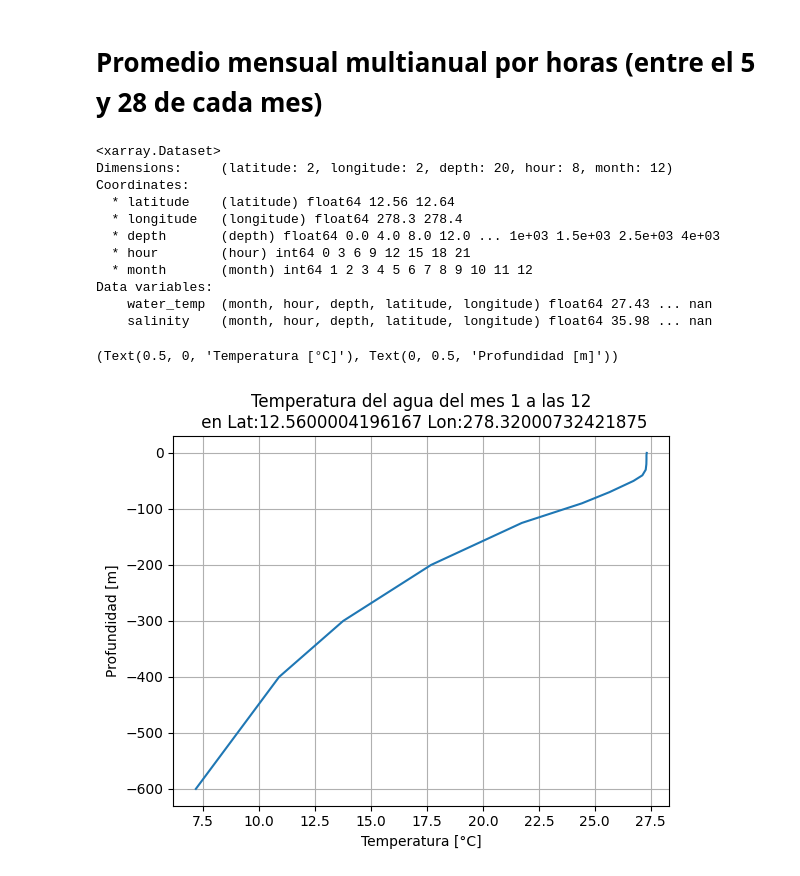
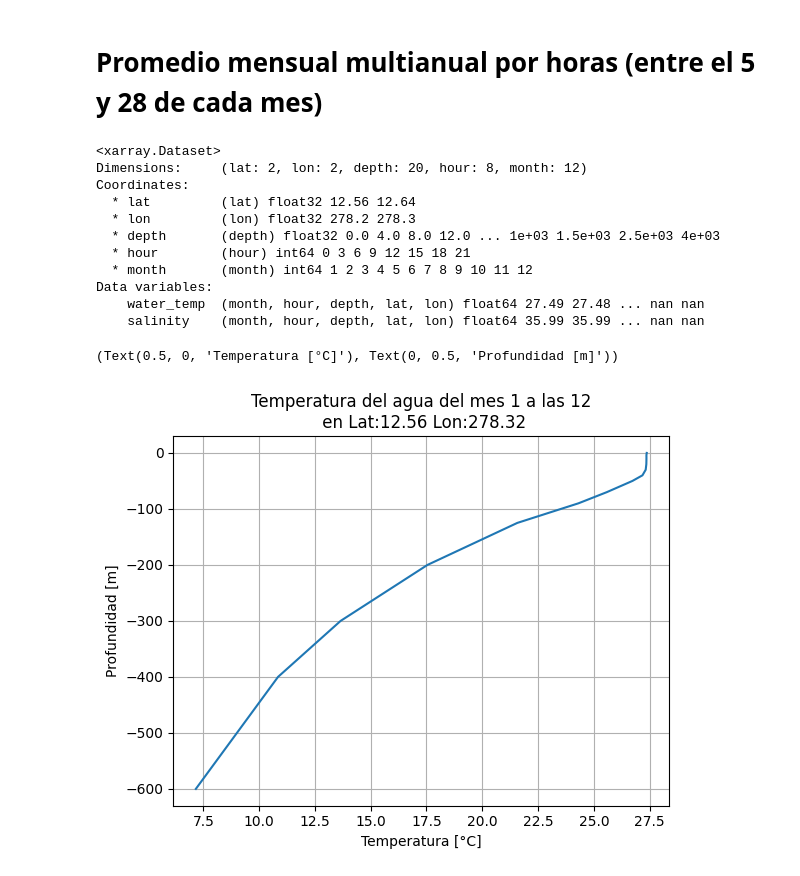
Before and after one commit to paespinosao/Master_Hydraulic_Resources, a Jupyter notebook: BASES_DE_DATOS/CLIMATOLOGIA_HYCOM/Scripts/Climatologia_hycom_JDTT.ipynb, the cells around one changed output. Drawn from its saved outputs; the diff is of its cells as text; code cells hidden in the pictures.

```diff
--- a/BASES_DE_DATOS/CLIMATOLOGIA_HYCOM/Scripts/Climatologia_hycom_JDTT.ipynb
+++ b/BASES_DE_DATOS/CLIMATOLOGIA_HYCOM/Scripts/Climatologia_hycom_JDTT.ipynb
@@ -411,7 +423,7 @@ plt.xlabel('Tiempo [Mes]'), plt.ylabel('Profundidad [m]')
 #Grafico en matriz de S
 #Armar la matriz
 matrizS=[]
-Smonthly=ds_monthly.salinity.isel(latitude=0,longitude=0)
+Smonthly=ds_monthly.salinity.isel(lat=0,lon=1)
 for i in range(1,13):
   matrizS.append(Smonthly.isel(month=i-1).data)
 matrizS
@@ -422,7 +434,7 @@ Meses=ds_monthly.month.values
 plt.pcolormesh(Meses,-Depth,np.array(matrizS).transpose(),cmap='cividis')
 plt.colorbar(label='Salinidad [PSU]')
 plt.ylim(top=0,bottom=-200)
-plt.title('Salinidad media mensual multianual'+'\n Lat:'+str(np.round(Smonthly.latitude.data,2))+' Lon:'+str(np.round(Smonthly.longitude.data,2)))
+plt.title('Salinidad media mensual multianual'+'\n Lat:'+str(np.round(Smonthly.lat.data,2))+' Lon:'+str(np.round(Smonthly.lon.data,2)))
 plt.xlabel('Tiempo [Mes]'), plt.ylabel('Profundidad [m]')
 # %% [output]
 (Text(0.5, 0, 'Tiempo [Mes]'), Text(0, 0.5, 'Profundidad [m]'))
@@ -431,7 +443,7 @@ plt.xlabel('Tiempo [Mes]'), plt.ylabel('Profundidad [m]')
 # Promedio ENSO
 # %%
 #Cargar datos del indice del ONI
-ONI=pd.read_excel('/content/drive/MyDrive/CLIMATOLOGIA_HYCOM/Data/ONI_NOAA.xlsx')
+ONI=pd.read_excel('/content/drive/MyDrive/CLIMATOLOGIA_HYCOM/Data_Hycom/ONI_NOAA.xlsx')
 ONI
 #Limite de +-0.5°C para condiciones de Niño y Niña
 #Creamos la lista de condiciones de enso para cada fecha del dataset
@@ -484,10 +496,10 @@ markers=['.','v','*']
 for i in range(0,2):
     if i==0:
         for e in range(0,3):
-            axs[i].errorbar(ds_enso.water_temp.isel(latitude=0,longitude=0)
+            axs[i].errorbar(ds_enso.water_temp.isel(lat=0,lon=1)
                         [ds_enso.water_temp.ENSO==ds_enso.water_temp.ENSO[e]].values[0],
                        -ds_enso.depth,
-                       xerr=ds_enso_std.water_temp.isel(latitude=0,longitude=0)
+                       xerr=ds_enso_std.water_temp.isel(lat=0,lon=1)
                         [ds_enso.water_temp.ENSO==ds_enso.water_temp.ENSO[e]].values[0],
                         label=str(ds_enso.ENSO[e].values),
                         marker=markers[e])
@@ -496,10 +508,10 @@ for i in range(0,2):
         axs[i].grid()
     elif i==1:
         for e in range(0,3):
-            axs[i].errorbar(ds_enso.salinity.isel(latitude=0,longitude=0)
+            axs[i].errorbar(ds_enso.salinity.isel(lat=0,lon=1)
                         [ds_enso.salinity.ENSO==ds_enso.salinity.ENSO[e]].values[0],
                        -ds_enso.depth,
-                       xerr=ds_enso_std.salinity.isel(latitude=0,longitude=0)
+                       xerr=ds_enso_std.salinity.isel(lat=0,lon=1)
                         [ds_enso.salinity.ENSO==ds_enso.salinity.ENSO[e]].values[0],
                         marker=markers[e])
         #axs[i].set_title('Salinidad')
@@ -509,8 +521,8 @@ for i in range(0,2):
 plt.ylim(bottom=-200,top=0)
 fig.legend(loc='upper right')
 fig.suptitle('Comparacion entre modos del ENSO'+
-             ' \n Lat:'+str(np.round(PlotS.latitude.values,2))+
-             ' Lon:'+str(np.round(PlotS.longitude.values,2)))
+             ' \n Lat:'+str(np.round(PlotS.lat.values,2))+
+             ' Lon:'+str(np.round(PlotS.lon.values,2)))
 fig.supylabel('Profundidad [m]')
 # %% [output]
 Text(0.02, 0.5, 'Profundidad [m]')
@@ -1008,7 +1020,7 @@ plt.legend()
 # %%
 #Se desea crear un cronograma promedio multianual para cada mes para los dias entre el 5-28
 #Se trabaja con 4 puntos
-ds_cronoprom=data_set.sel(latitude=[12.56,12.64],longitude=[278.320007,278.4], method='nearest')
+ds_cronoprom=data_set.sel(lat=[12.56,12.64],lon=[278.24,278.32], method='nearest')
 #se seleccionan solo los registros de tiempo donde el dia este entre o sea igual a 5 al 28
 #ds_cronoprom=ds_cronoprom.where(ds_cronoprom.time.dt.day>=5,drop=True).where(ds_cronoprom.time.dt.day<=28,drop=True)
 #Iteraremos entre todos los meses y haremos groupby por horas, guardamos en una lista cada mes, y añadimos dimension que indique el mes
@@ -1021,23 +1033,23 @@ ds_cronoprom=xr.merge(cronoprom_list)
 ds_cronoprom
 # %% [output]
 <xarray.Dataset>
-Dimensions:     (latitude: 2, longitude: 2, depth: 20, hour: 8, month: 12)
+Dimensions:     (lat: 2, lon: 2, depth: 20, hour: 8, month: 12)
 Coordinates:
-  * latitude    (latitude) float64 12.56 12.64
-  * longitude   (longitude) float64 278.3 278.4
-  * depth       (depth) float64 0.0 4.0 8.0 12.0 ... 1e+03 1.5e+03 2.5e+03 4e+03
+  * lat         (lat) float32 12.56 12.64
+  * lon         (lon) float32 278.2 278.3
+  * depth       (depth) float32 0.0 4.0 8.0 12.0 ... 1e+03 1.5e+03 2.5e+03 4e+03
   * hour        (hour) int64 0 3 6 9 12 15 18 21
   * month       (month) int64 1 2 3 4 5 6 7 8 9 10 11 12
 Data variables:
-    water_temp  (month, hour, depth, latitude, longitude) float64 27.43 ... nan
-    salinity    (month, hour, depth, latitude, longitude) float64 35.98 ... nan
+    water_temp  (month, hour, depth, lat, lon) float64 27.49 27.48 ... nan nan
+    salinity    (month, hour, depth, lat, lon) float64 35.99 35.99 ... nan nan
 # %%
 #Grafica prueba
-plot1=ds_cronoprom.sel(latitude=12.56,longitude=278.320007,month=1,hour=12, method='nearest').water_temp
+plot1=ds_cronoprom.sel(lat=12.56,lon=278.320007,month=1,hour=12, method='nearest').water_temp
 plt.plot(plot1,-plot1.depth),plt.grid()
 plt.title('Temperatura del agua del mes '+str(plot1.month.values)+' a las '+str(plot1.hour.values)+
-          '\n en Lat:'+str(plot1.latitude.values)+' Lon:'+str(plot1.longitude.values))
+          '\n en Lat:'+str(plot1.lat.values)+' Lon:'+str(plot1.lon.values))
 plt.xlabel('Temperatura [°C]'), plt.ylabel('Profundidad [m]')
 # %% [output]
 (Text(0.5, 0, 'Temperatura [°C]'), Text(0, 0.5, 'Profundidad [m]'))
-[figure, old version]
+[figure, new version]
```
Also changed, not shown: parts of 31 cells of this notebook, 17 other files.
